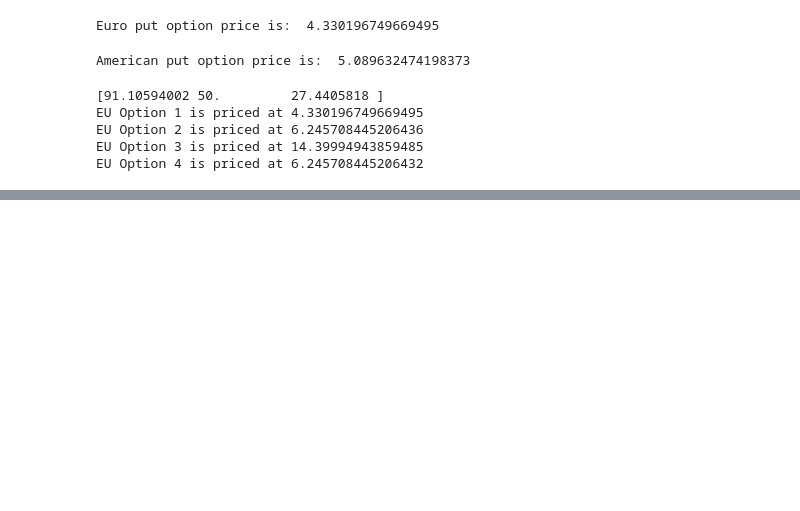
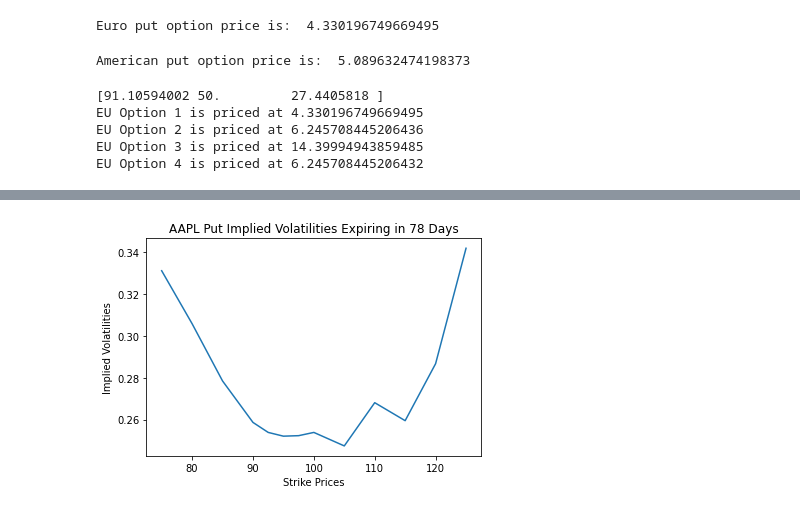
Before and after one commit to devanvenkataraman/MPfF, a Jupyter notebook: Chapter 4.ipynb, the cells around one changed output, grey strips where cells are left out. Drawn from its saved outputs; the diff is of its cells as text; code cells hidden in the pictures; blank space fills up the shorter version.

```diff
--- a/Chapter 4.ipynb
+++ b/Chapter 4.ipynb
@@ -263,0 +349,23 @@ EU Option 4 is priced at 6.245708445206432
+# %%
+# Implied Volatility Modeling
+
+class ImpliedVolatilityModel(object):
+    def __init__(self, S0, r=0.05, T=1, div=0, N=1, is_put=False):
+        self.S0 = S0
+        self.r = r
+        self.T = T
+        self.div = div
+        self.N = N
+        self.is_put = is_put
+
+    def option_valuation(self, K, sigma):
+        CRRLatticeOption = BinomialCRRLattice(self.S0, K, r = self.r, T = self.T, N = self.N, sigma = sigma, div = self.div, is_put = self.is_put)
+        return CRRLatticeOption.price()
+
+    def get_implied_volatilities(self, Ks, opt_prices):
+        impvols = []
+        for i in range(len(strikes)):
+            f = lambda sigma: self.option_valuation(Ks[i], sigma) - opt_prices[i]
+            impv = bisection(f, 0.01, 0.99, 0.0001, 100) [0]
+            impvols.append(impv)
+        return impvols
@@ -263,0 +388,7 @@ EU Option 4 is priced at 6.245708445206432
+# %%
+# Use sample data on Apple options
+strikes = [75, 80, 85, 90, 92.5, 95, 97.5, 100, 105, 110, 115, 120, 125]
+put_prices = [0.16, 0.32, 0.6, 1.22, 1.77, 2.54, 3.55, 4.8, 7.75, 11.8, 15.96, 20.75, 25.81]
+# %%
+model = ImpliedVolatilityModel(99.62, r = 0.0248, T = 78/365., div = 0.0182, N = 77, is_put = True)
+impvols_put = model.get_implied_volatilities(strikes, put_prices)
@@ -263,0 +413,12 @@ EU Option 4 is priced at 6.245708445206432
+# %%
+# plot Implied Volatilities
+%matplotlib inline
+import matplotlib.pyplot as plt
+
+plt.plot(strikes, impvols_put)
+plt.xlabel('Strike Prices')
+plt.ylabel('Implied Volatilities')
+plt.title('AAPL Put Implied Volatilities Expiring in 78 Days')
+plt.show()
+# %% [output]
+[figure, added]
```
Also changed, not shown: parts of 5 cells of this notebook.
